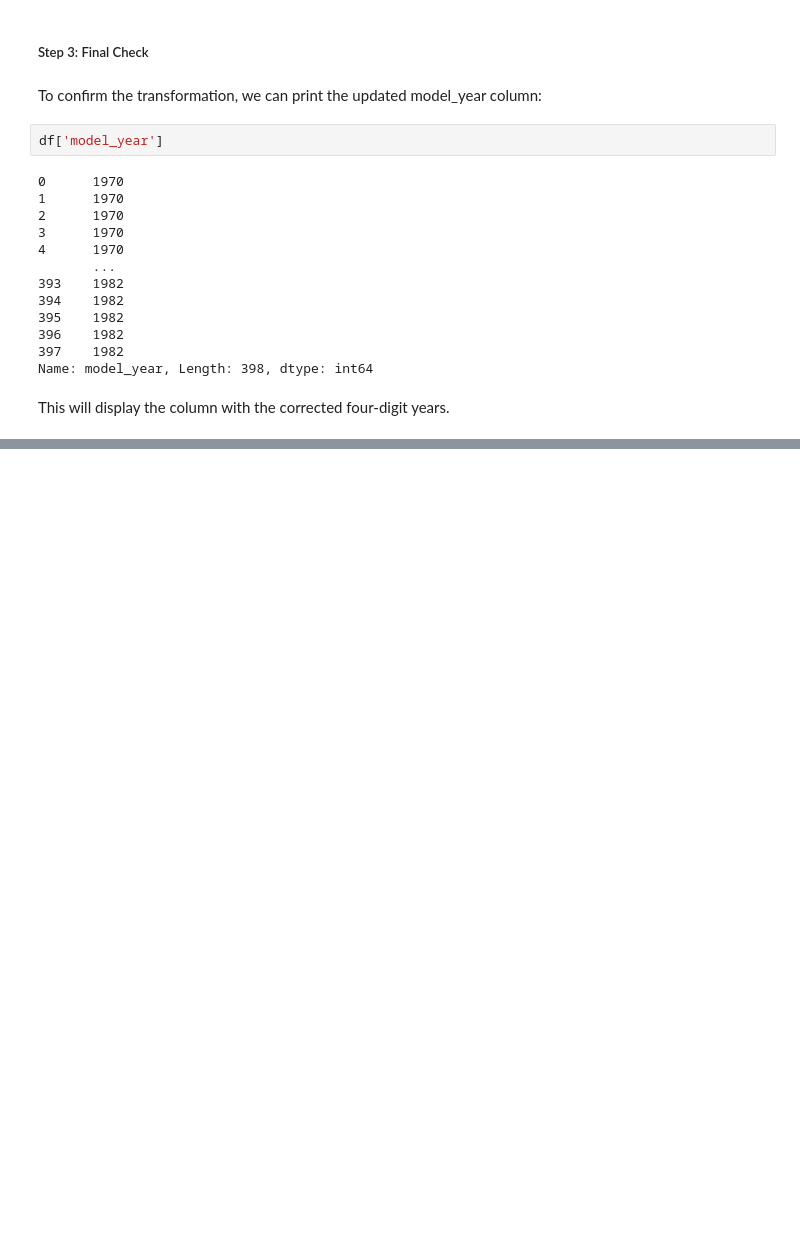
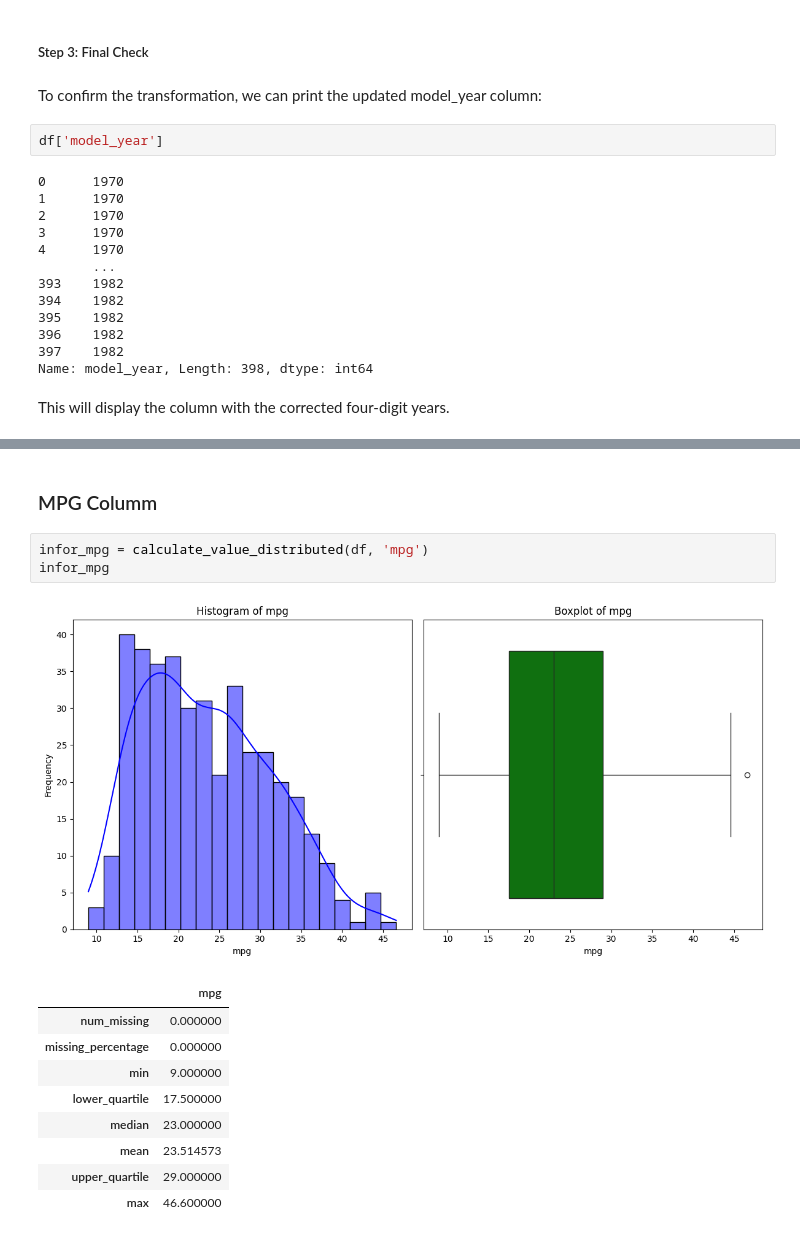
Before and after one commit to kijen28/P4DS_22G1, a Jupyter notebook: exploring_data.ipynb, the cells around one changed output, grey strips where cells are left out. Drawn from its saved outputs; the diff is of its cells as text; blank space fills up the shorter version.

```diff
--- a/exploring_data.ipynb
+++ b/exploring_data.ipynb
@@ -262,0 +318,16 @@ This will display the column with the corrected four-digit years.
+# %% [markdown]
+### MPG Columm
+# %%
+infor_mpg = calculate_value_distributed(df, 'mpg')
+infor_mpg
+# %% [output]
+[figure, added]
+|  | mpg |
+| num_missing | 0.000000 |
+| missing_percentage | 0.000000 |
+| min | 9.000000 |
+| lower_quartile | 17.500000 |
+| median | 23.000000 |
+| mean | 23.514573 |
+| upper_quartile | 29.000000 |
+| max | 46.600000 |
```
Also changed, not shown: parts of 21 cells of this notebook.
